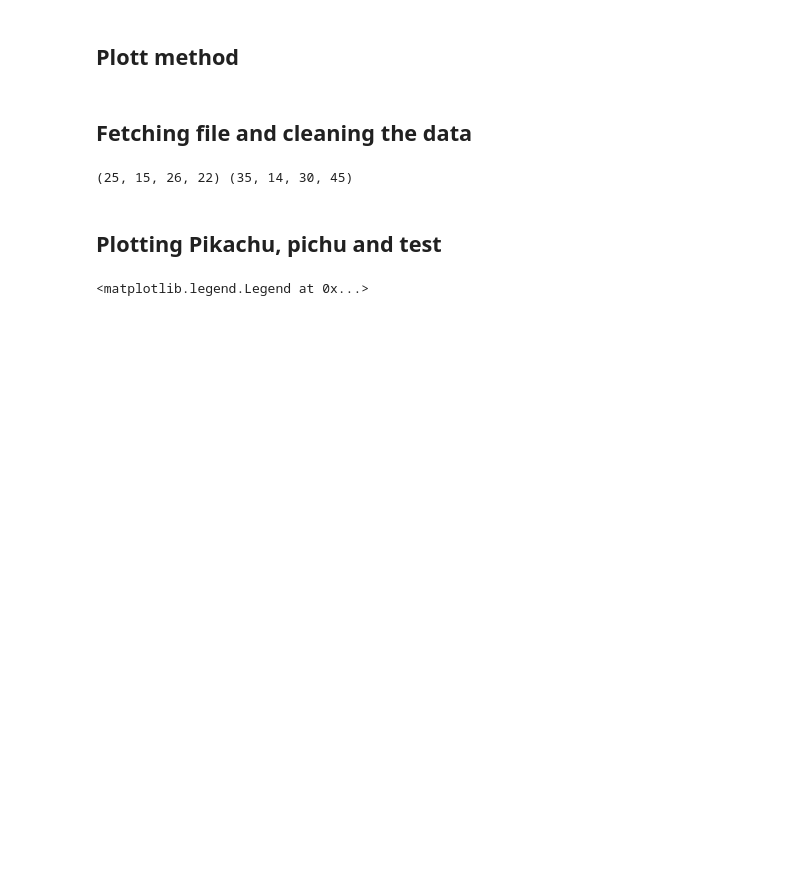
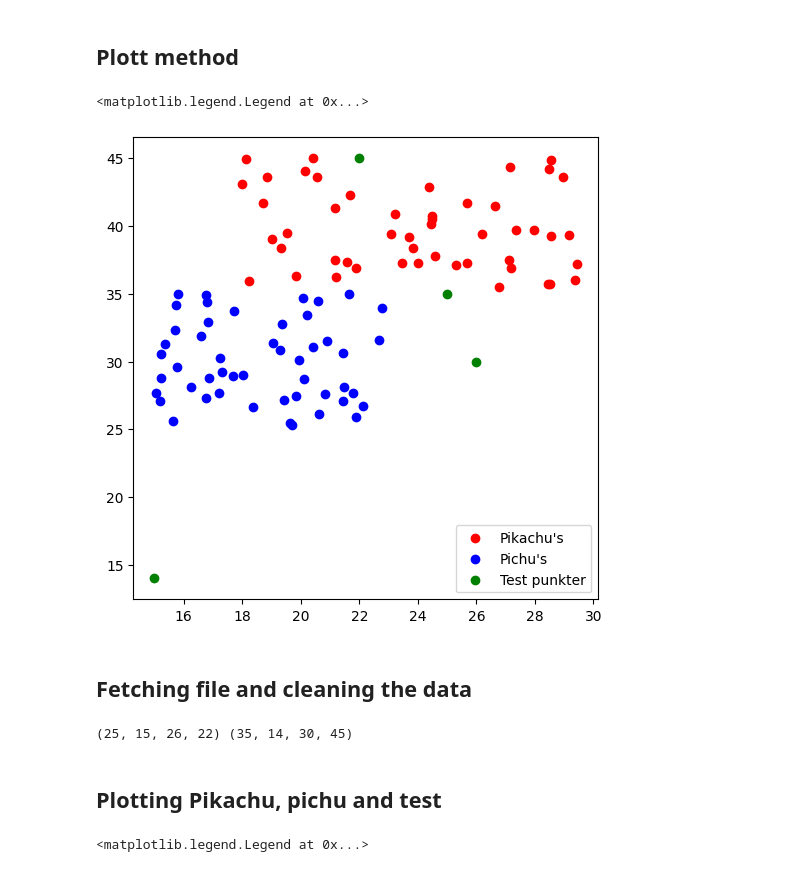
Before and after one commit to MiltonOberg/Python-Milton--sterberg-OPA23, a Jupyter notebook: Laboration1/Laboration_testkod.ipynb, the cells around one changed output. Cells and saved outputs as stored; diff of their text form; code cells hidden in the pictures; blank space fills up the shorter version.

```diff
--- a/Laboration1/Laboration_testkod.ipynb
+++ b/Laboration1/Laboration_testkod.ipynb
@@ -86,11 +86,14 @@ def clean_data(stats_path):
 
     nospace_dimentions = re.sub(r"[ ]{1,}", "", raw_stats)
     dimentions = re.sub(r"[\n]", ",", nospace_dimentions)
-    dimentions_list = dimentions.split("),(")
+
+    dimentions = dimentions.split("),(")
+    dimentions =  [x.strip("()") for x in dimentions]
+    print(dimentions)
 
     pattern = re.compile(r"^-?\d+(\.\d+)?,-?\d+(\.\d+)?$")
-    clean_dimensions = [x for x in dimentions_list if pattern.match(x)]
-
+    clean_dimensions = [x for x in dimentions if pattern.match(x)]
+    print(clean_dimensions)
 
     cordinates = [eval(cordinate) for cordinate in clean_dimensions]
     _width, _height = zip(*cordinates)
@@ -117,5 +126,16 @@ Test punkter height: (14, 30)
 # %% [markdown]
 ## Plott method
+# %%
+import matplotlib.pyplot as plt
+
+plt.figure(figsize = (6, 6))
+plt.scatter(pikachu_width, pikachu_height, color = "red", label = "Pikachu's")
+plt.scatter(pichu_width, pichu_height, color = "blue", label = "Pichu's")
+plt.scatter(test_width, test_height, color = "green", label = "Test punkter")
+plt.legend(loc = "lower right")
+# %% [output]
+<matplotlib.legend.Legend at 0x...>
+[figure, added]
 # %% [markdown]
 ## Fetching file and cleaning the data
 # %%
```
Also changed, not shown: parts of 1 cell of this notebook.
